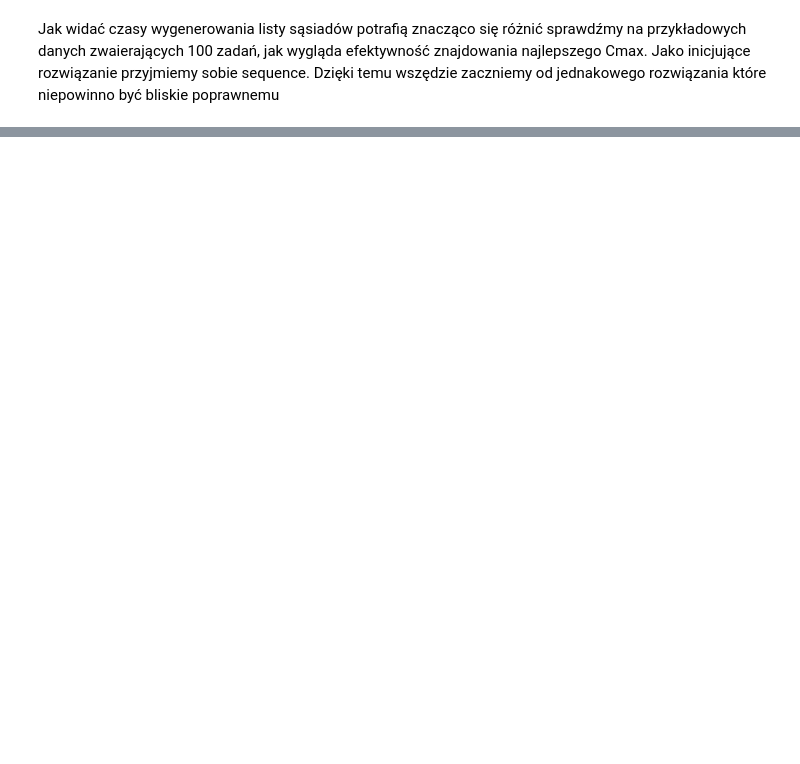
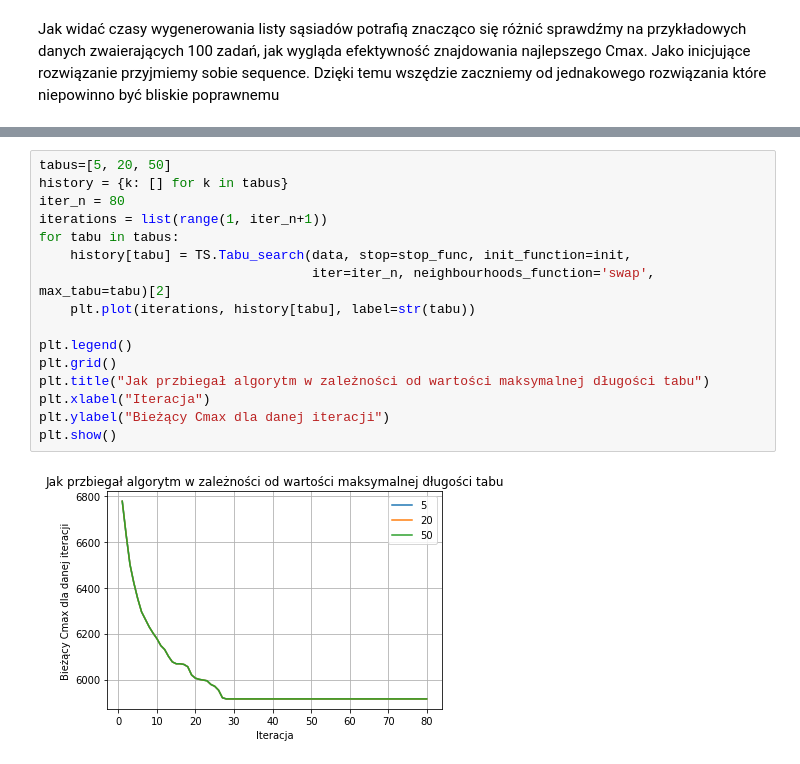
Before and after one commit to Seerfer/SPDlab, a Jupyter notebook: ZAD3/Sprawozdanie.ipynb, the cells around one changed output, grey strips where cells are left out. Drawn from its saved outputs; the diff is of its cells as text; blank space fills up the shorter version.

```diff
--- a/ZAD3/Sprawozdanie.ipynb
+++ b/ZAD3/Sprawozdanie.ipynb
@@ -211,0 +249,18 @@ plt.show()
+# %%
+tabus=[5, 20, 50]
+history = {k: [] for k in tabus}
+iter_n = 80
+iterations = list(range(1, iter_n+1))
+for tabu in tabus:
+    history[tabu] = TS.Tabu_search(data, stop=stop_func, init_function=init,
+                                   iter=iter_n, neighbourhoods_function='swap', max_tabu=tabu)[2]
+    plt.plot(iterations, history[tabu], label=str(tabu))
+
+plt.legend()
+plt.grid()
+plt.title("Jak przbiegał algorytm w zależności od wartości maksymalnej długości tabu")
+plt.xlabel("Iteracja")
+plt.ylabel("Bieżący Cmax dla danej iteracji")
+plt.show()
+# %% [output]
+[figure, added]
```
Also changed, not shown: parts of 14 cells of this notebook, 2 other files.
